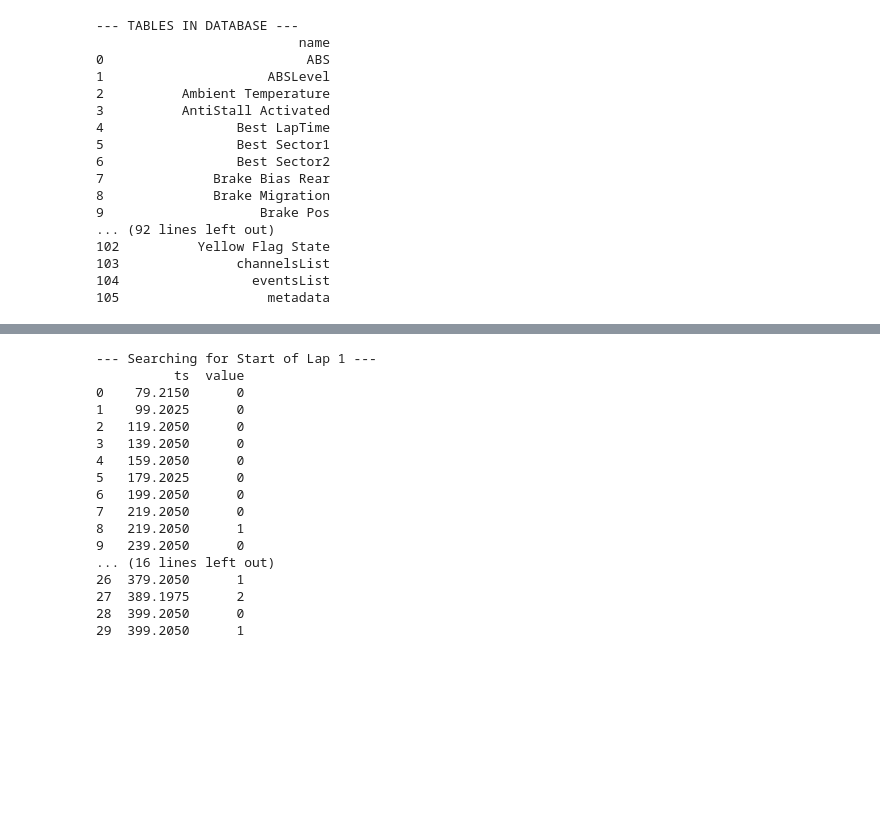
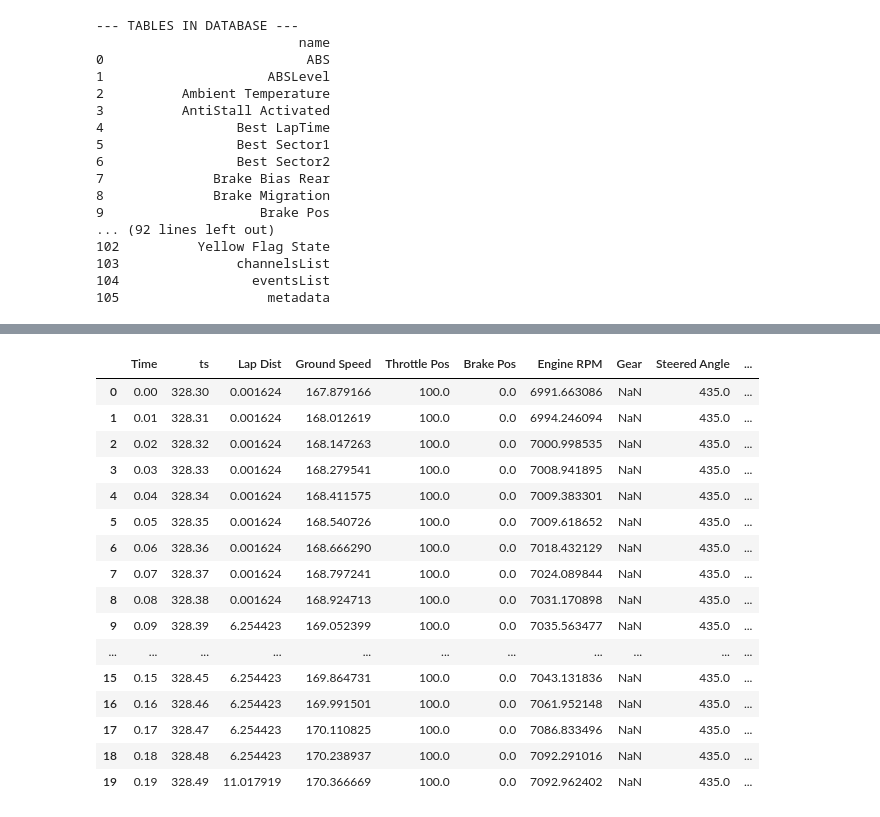
Before and after one commit to Doekii/lap-analysis, a Jupyter notebook: clean_dev.ipynb, the cells around one changed output, grey strips where cells are left out. Saved outputs shown, nothing was run; the diff lists cells and outputs as text; code cells hidden in the pictures; blank space fills up the shorter version.

```diff
--- a/clean_dev.ipynb
+++ b/clean_dev.ipynb
@@ -386,38 +120,0 @@ Fetching data for time range: 349.197s - 469.197s
-# %%
-import duckdb
-
-# Connect to your database
-con = duckdb.connect('my_data.duckdb')
-
-# Query the "Lap" table to find where value becomes 1
-print("--- Searching for Start of Lap 1 ---")
-query = """
-SELECT * FROM "Lap"
-ORDER BY ts ASC
-LIMIT 30
-"""
-
-# Execute and display
-df = con.execute(query).df()
-print(df)
-
-# Close connection
-con.close()
-# %% [output]
---- Searching for Start of Lap 1 ---
-          ts  value
-0    79.2150      0
-1    99.2025      0
-2   119.2050      0
-3   139.2050      0
-4   159.2050      0
-5   179.2025      0
-6   199.2050      0
-7   219.2050      0
-8   219.2050      1
-9   239.2050      0
-... (16 lines left out)
-26  379.2050      1
-27  389.1975      2
-28  399.2050      0
-29  399.2050      1
@@ -423,0 +247,20 @@ con.close()
+# %%
+df.iloc[0:20]
+# %% [output]
+|  | Time | ts | Lap Dist | Ground Speed | Throttle Pos | Brake Pos | Engine RPM | Gear | Steered Angle | ... |
+| 0 | 0.00 | 328.30 | 0.001624 | 167.879166 | 100.0 | 0.0 | 6991.663086 | NaN | 435.0 | ... |
+| 1 | 0.01 | 328.31 | 0.001624 | 168.012619 | 100.0 | 0.0 | 6994.246094 | NaN | 435.0 | ... |
+| 2 | 0.02 | 328.32 | 0.001624 | 168.147263 | 100.0 | 0.0 | 7000.998535 | NaN | 435.0 | ... |
+| 3 | 0.03 | 328.33 | 0.001624 | 168.279541 | 100.0 | 0.0 | 7008.941895 | NaN | 435.0 | ... |
+| 4 | 0.04 | 328.34 | 0.001624 | 168.411575 | 100.0 | 0.0 | 7009.383301 | NaN | 435.0 | ... |
+| 5 | 0.05 | 328.35 | 0.001624 | 168.540726 | 100.0 | 0.0 | 7009.618652 | NaN | 435.0 | ... |
+| 6 | 0.06 | 328.36 | 0.001624 | 168.666290 | 100.0 | 0.0 | 7018.432129 | NaN | 435.0 | ... |
+| 7 | 0.07 | 328.37 | 0.001624 | 168.797241 | 100.0 | 0.0 | 7024.089844 | NaN | 435.0 | ... |
+| 8 | 0.08 | 328.38 | 0.001624 | 168.924713 | 100.0 | 0.0 | 7031.170898 | NaN | 435.0 | ... |
+| 9 | 0.09 | 328.39 | 6.254423 | 169.052399 | 100.0 | 0.0 | 7035.563477 | NaN | 435.0 | ... |
+| ... | ... | ... | ... | ... | ... | ... | ... | ... | ... | ... |
+| 15 | 0.15 | 328.45 | 6.254423 | 169.864731 | 100.0 | 0.0 | 7043.131836 | NaN | 435.0 | ... |
+| 16 | 0.16 | 328.46 | 6.254423 | 169.991501 | 100.0 | 0.0 | 7061.952148 | NaN | 435.0 | ... |
+| 17 | 0.17 | 328.47 | 6.254423 | 170.110825 | 100.0 | 0.0 | 7086.833496 | NaN | 435.0 | ... |
+| 18 | 0.18 | 328.48 | 6.254423 | 170.238937 | 100.0 | 0.0 | 7092.291016 | NaN | 435.0 | ... |
+| 19 | 0.19 | 328.49 | 11.017919 | 170.366669 | 100.0 | 0.0 | 7092.962402 | NaN | 435.0 | ... |
```
Also changed, not shown: parts of 19 cells of this notebook, 3 other files.
